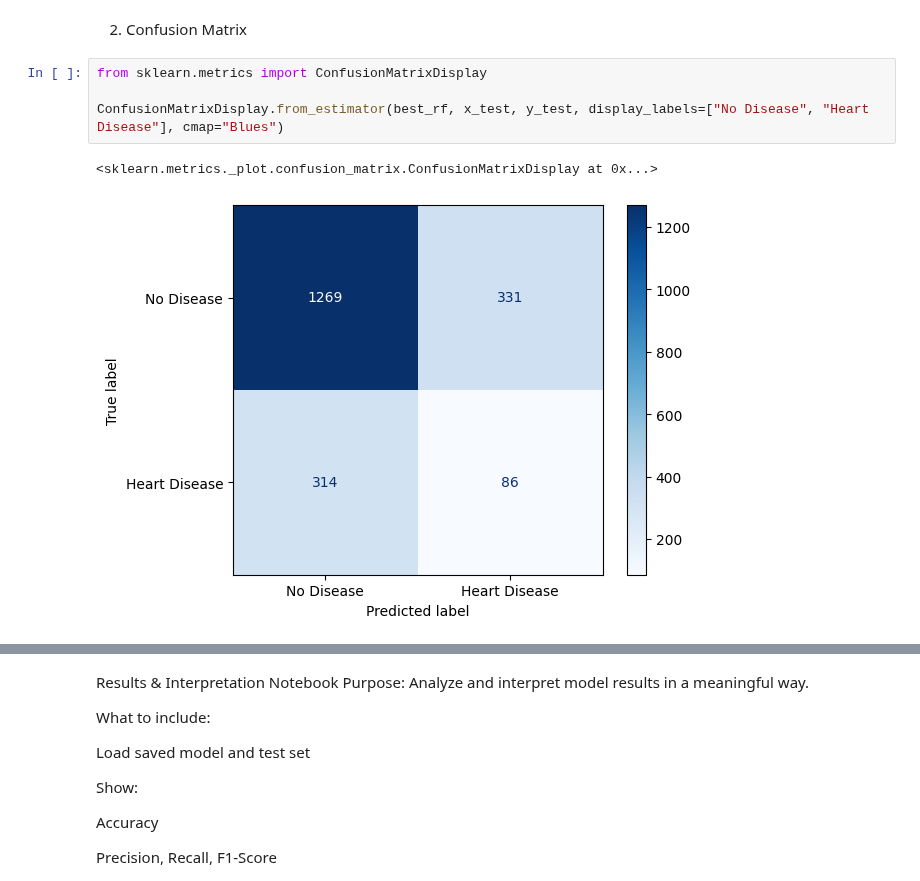
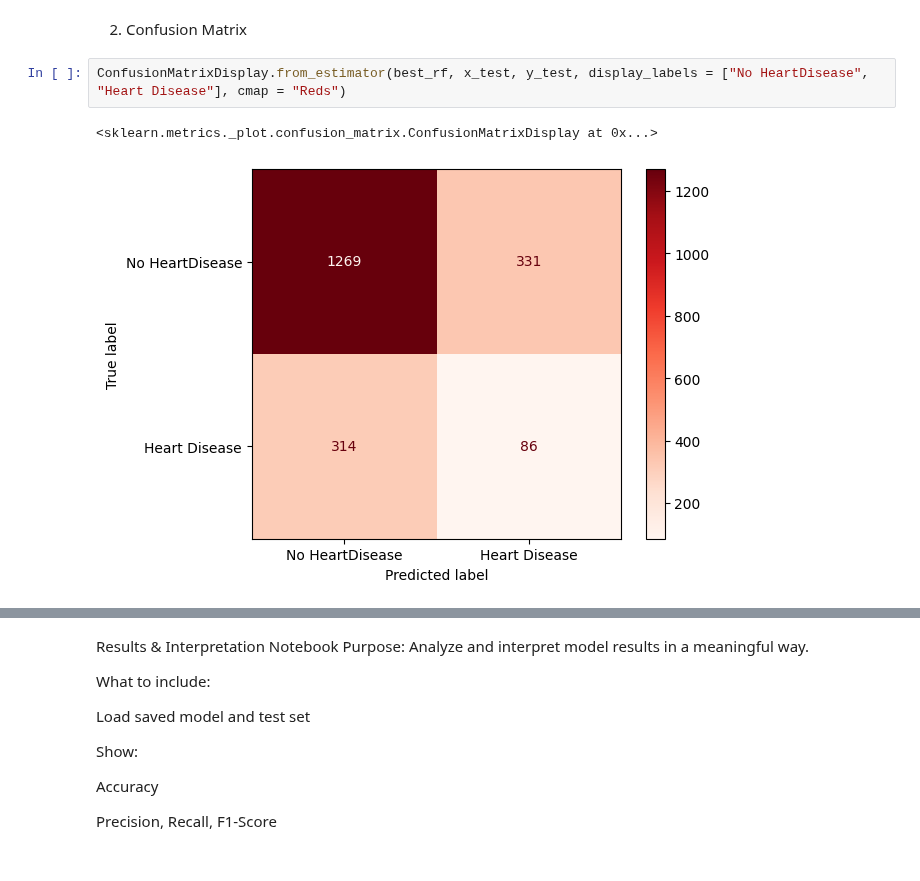
Before and after one commit to Markus8888888/heart-disease-prediction, a Jupyter notebook: notebooks/4_results_and_interpretation.ipynb, the cells around one changed output, grey strips where cells are left out. Saved outputs shown, nothing was run; the diff lists cells and outputs as text.

```diff
--- a/notebooks/4_results_and_interpretation.ipynb
+++ b/notebooks/4_results_and_interpretation.ipynb
@@ -46,9 +58,7 @@ weighted avg       0.68      0.68      0.68      2000
 # %% [markdown]
 2. Confusion Matrix
 # %%
-from sklearn.metrics import ConfusionMatrixDisplay
-
-ConfusionMatrixDisplay.from_estimator(best_rf, x_test, y_test, display_labels=["No Disease", "Heart Disease"], cmap="Blues")
+ConfusionMatrixDisplay.from_estimator(best_rf, x_test, y_test, display_labels = ["No HeartDisease", "Heart Disease"], cmap = "Reds")
 # %% [output]
 <sklearn.metrics._plot.confusion_matrix.ConfusionMatrixDisplay at 0x...>
-[figure, old version]
+[figure, new version]
```
Also changed, not shown: parts of 9 cells of this notebook.
